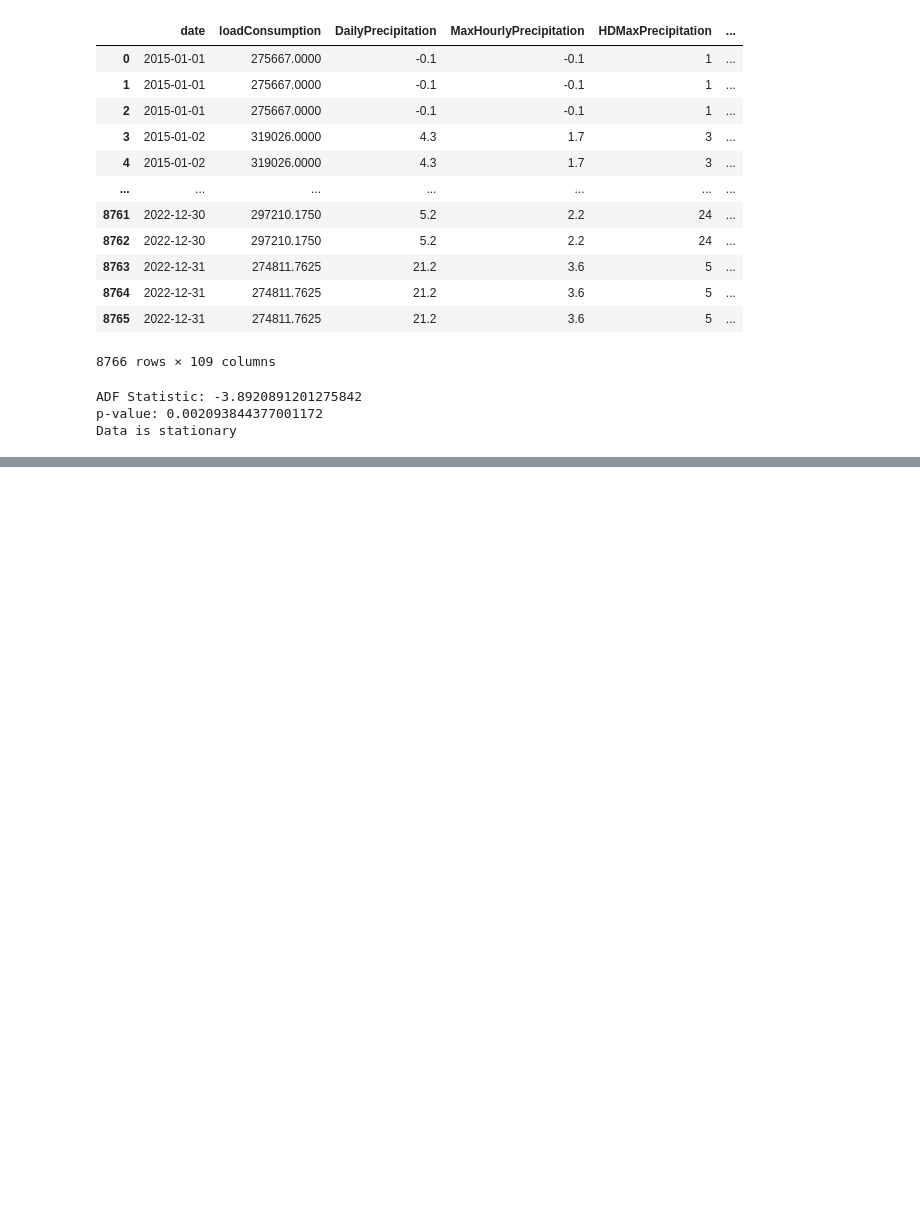
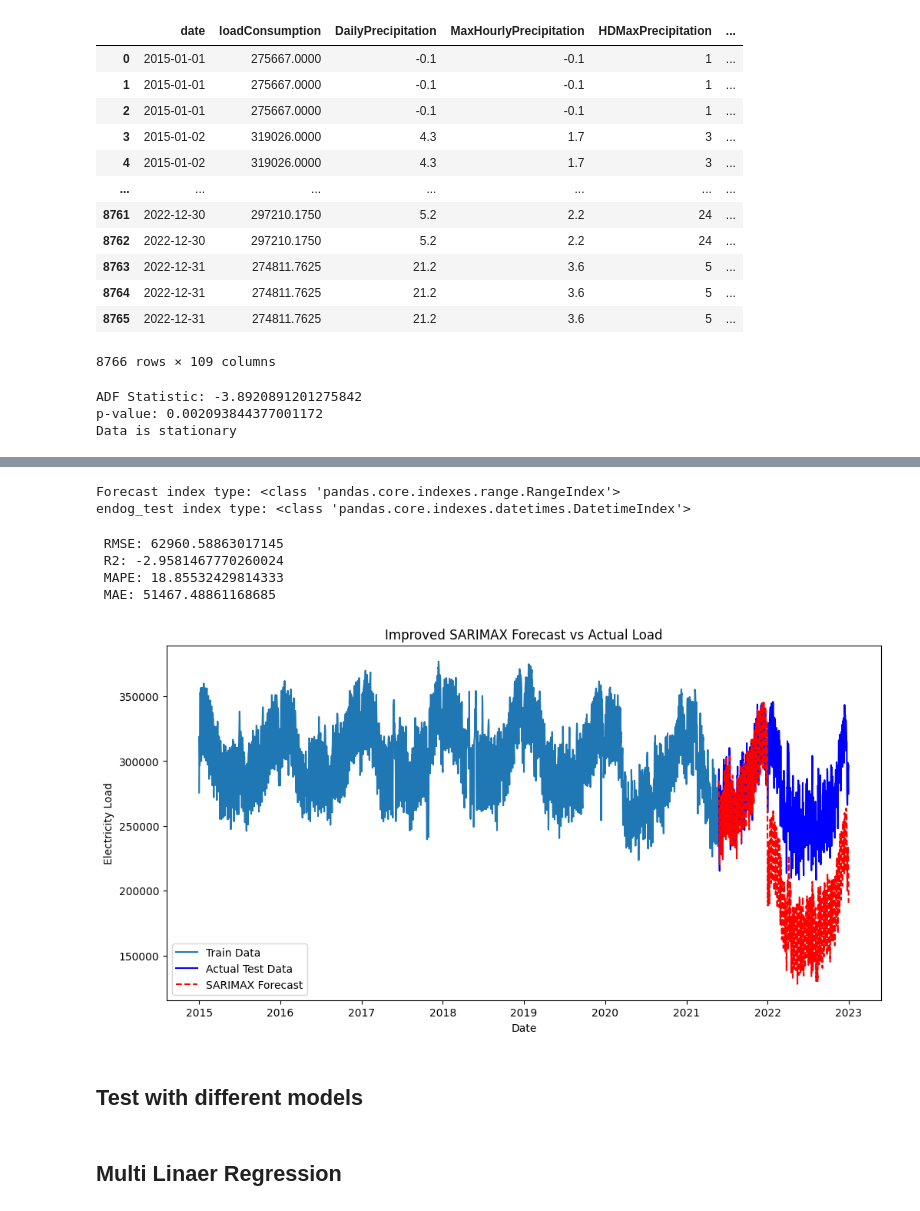
Before and after one commit to Carlos1971Salud/Hybrid-Forecasting-for-Sustainable-Electricity-Demand-in-The-Netherlands-Using-SARIMAX-SARIMAX-LSTM, a Jupyter notebook: Final_models.ipynb, the cells around one changed output, grey strips where cells are left out. Cells and saved outputs as stored; diff of their text form; code cells hidden in the pictures; blank space fills up the shorter version.

```diff
--- a/Final_models.ipynb
+++ b/Final_models.ipynb
@@ -50,0 +265,4 @@ Data is stationary
+# %%
+# Train-test split
+train_size = int(len(df_sarimax) * 0.8)
+train, test = df_sarimax.iloc[:train_size], df_sarimax.iloc[train_size:]
@@ -50,0 +284,73 @@ Data is stationary
+# %%
+# Use Auto-ARIMA parameters if available
+best_p, best_d, best_q = auto_model.order
+best_P, best_D, best_Q, best_s = auto_model.seasonal_order
+# %%
+# Train SARIMAX model
+sarimax_model = SARIMAX(endog_train, exog=exog_train,
+                        order=(best_p, best_d, best_q),
+                        seasonal_order=(best_P, best_D, best_Q, best_s),
+                        enforce_stationarity=False,
+                        enforce_invertibility=False)
+
+sarimax_fit = sarimax_model.fit()
+
+# Forecast
+forecast = sarimax_fit.forecast(steps=len(test), exog=exog_test)
+
+# Prevent negative values
+forecast = np.maximum(forecast, 0)
+# %%
+print("Forecast index type:", type(forecast.index))
+print("endog_test index type:", type(endog_test.index))
+# %% [output]
+Forecast index type: <class 'pandas.core.indexes.range.RangeIndex'>
+endog_test index type: <class 'pandas.core.indexes.datetimes.DatetimeIndex'>
+# %%
+forecast.index = endog_test.index  # Align forecast index with actual values
+# %%
+from sklearn.metrics import r2_score, mean_absolute_error
+
+# RMSE
+rmse_sarimax = np.sqrt(((forecast - endog_test) ** 2).mean())
+
+# R^2 Score
+r2_sarimax = r2_score(endog_test, forecast)
+
+# Mean Absolute Percentage Error (MAPE)
+mape_sarimax = np.mean(np.abs((endog_test - forecast) / endog_test)) * 100
+
+# Mean Absolute Error (MAE)
+mae_sarimax = mean_absolute_error(endog_test, forecast)
+
+# Print Metrics
+print(f" RMSE: {rmse_sarimax}")
+print(f" R2: {r2_sarimax}")
+print(f" MAPE: {mape_sarimax}")
+print(f" MAE: {mae_sarimax}")
+
+# Save metrics to DataFrame
+metrics_sarimax_df = pd.DataFrame({
+    "Metric": ["RMSE", "R^2 Score", "MAPE", "MAE"],
+    "Value": [rmse_sarimax, r2_sarimax, mape_sarimax, mae_sarimax]
+})
+# %% [output]
+ RMSE: 62960.58863017145
+ R2: -2.9581467770260024
+ MAPE: 18.85532429814333
+ MAE: 51467.48861168685
+# %%
+# Plot results
+plt.figure(figsize=(12, 6))
+plt.plot(train.index, train["loadConsumption"], label="Train Data")
+plt.plot(test.index, test["loadConsumption"], label="Actual Test Data", color="blue")
+plt.plot(test.index, forecast, label="SARIMAX Forecast", color="red", linestyle="dashed")
+plt.xlabel("Date")
+plt.ylabel("Electricity Load")
+plt.title("Improved SARIMAX Forecast vs Actual Load")
+plt.legend()
+plt.show()
+# %% [output]
+[figure, added]
+# %% [markdown]
+## Test with different models
@@ -50,0 +451,2 @@ Data is stationary
+# %% [markdown]
+## Multi Linaer Regression
```
Also changed, not shown: parts of 76 cells of this notebook, 3 other files.
